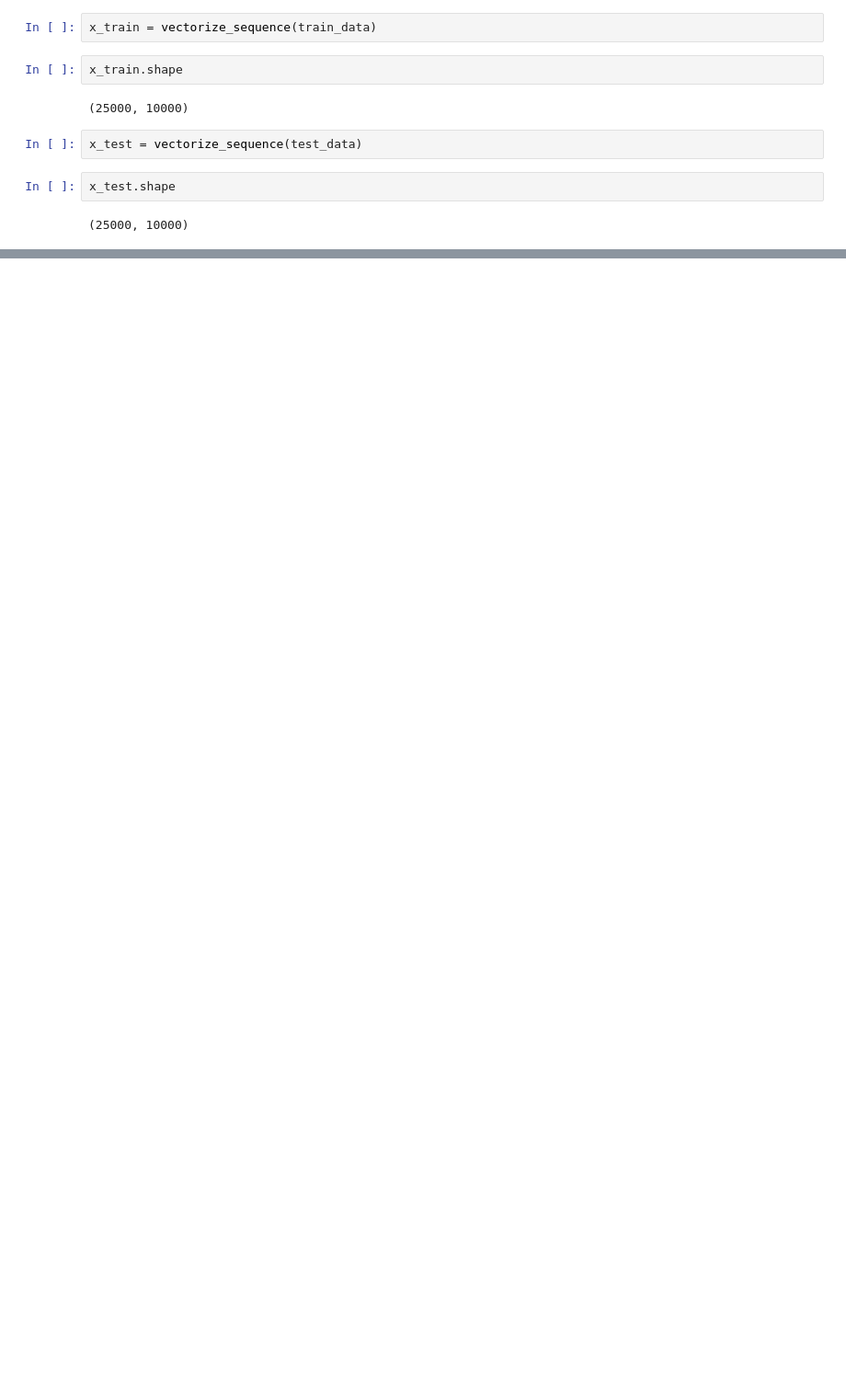
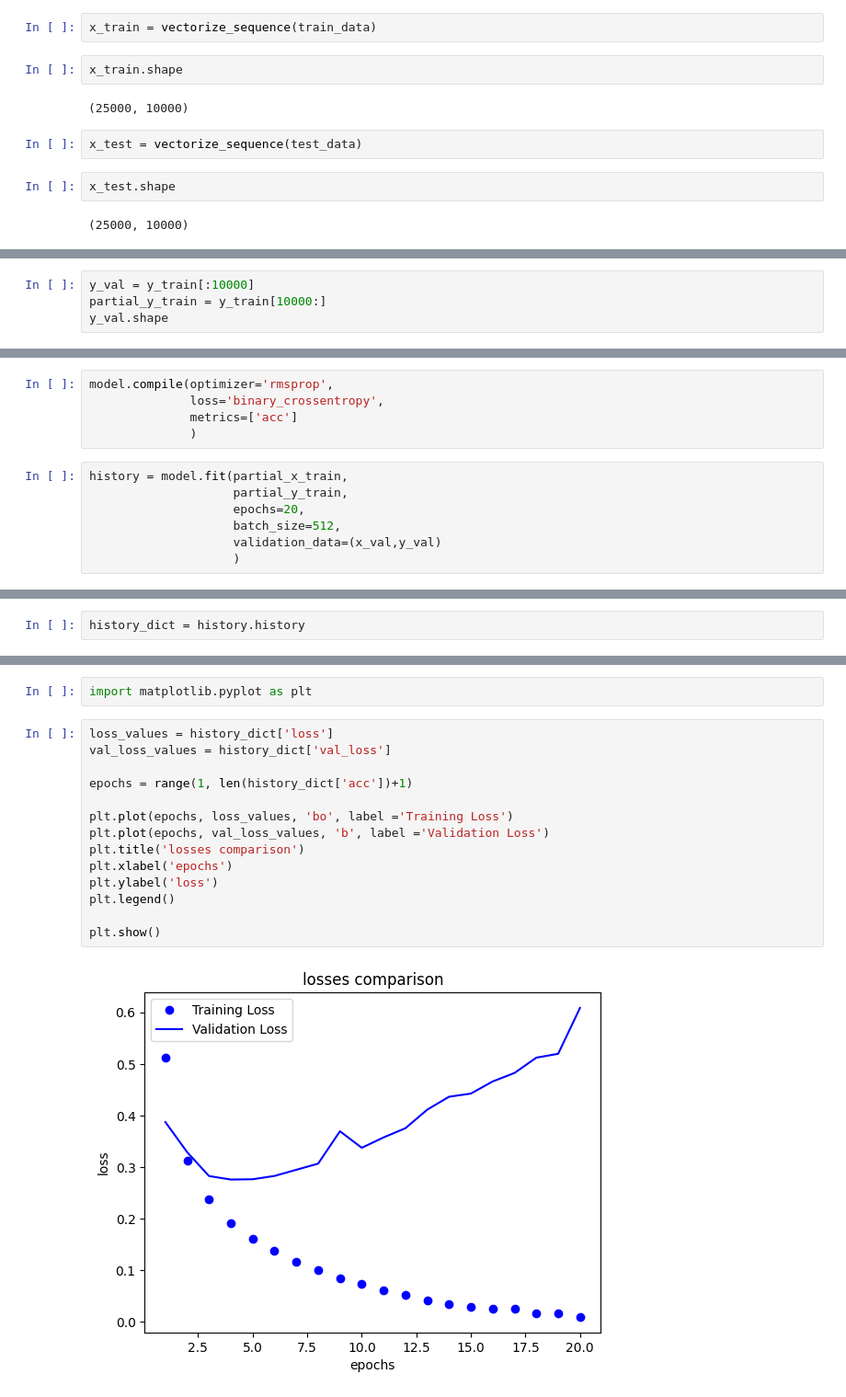
Before and after one commit to raviakasapu/DeepLearningKeras, a Jupyter notebook: DeepLearnning_Keras_Classification_of_Movies.ipynb, the cells around one changed output, grey strips where cells are left out. Shown: that part at 92% size. Saved outputs shown, nothing was run; the diff lists cells and outputs as text; blank space fills up the shorter version.

```diff
--- a/DeepLearnning_Keras_Classification_of_Movies.ipynb
+++ b/DeepLearnning_Keras_Classification_of_Movies.ipynb
@@ -70,0 +97,4 @@ y_test.shape
+# %%
+y_val = y_train[:10000]
+partial_y_train = y_train[10000:]
+y_val.shape
@@ -70,0 +103,12 @@ y_test.shape
+# %%
+model.compile(optimizer='rmsprop',
+              loss='binary_crossentropy',
+              metrics=['acc']
+              )
+# %%
+history = model.fit(partial_x_train,
+                    partial_y_train,
+                    epochs=20,
+                    batch_size=512,
+                    validation_data=(x_val,y_val)
+                    )
@@ -70,0 +133,2 @@ y_test.shape
+# %%
+history_dict = history.history
@@ -70,0 +164,18 @@ y_test.shape
+# %%
+import matplotlib.pyplot as plt
+# %%
+loss_values = history_dict['loss']
+val_loss_values = history_dict['val_loss']
+
+epochs = range(1, len(history_dict['acc'])+1)
+
+plt.plot(epochs, loss_values, 'bo', label ='Training Loss')
+plt.plot(epochs, val_loss_values, 'b', label ='Validation Loss')
+plt.title('losses comparison')
+plt.xlabel('epochs')
+plt.ylabel('loss')
+plt.legend()
+
+plt.show()
+# %% [output]
+[figure, added]
```
Also changed, not shown: parts of 15 cells of this notebook.
